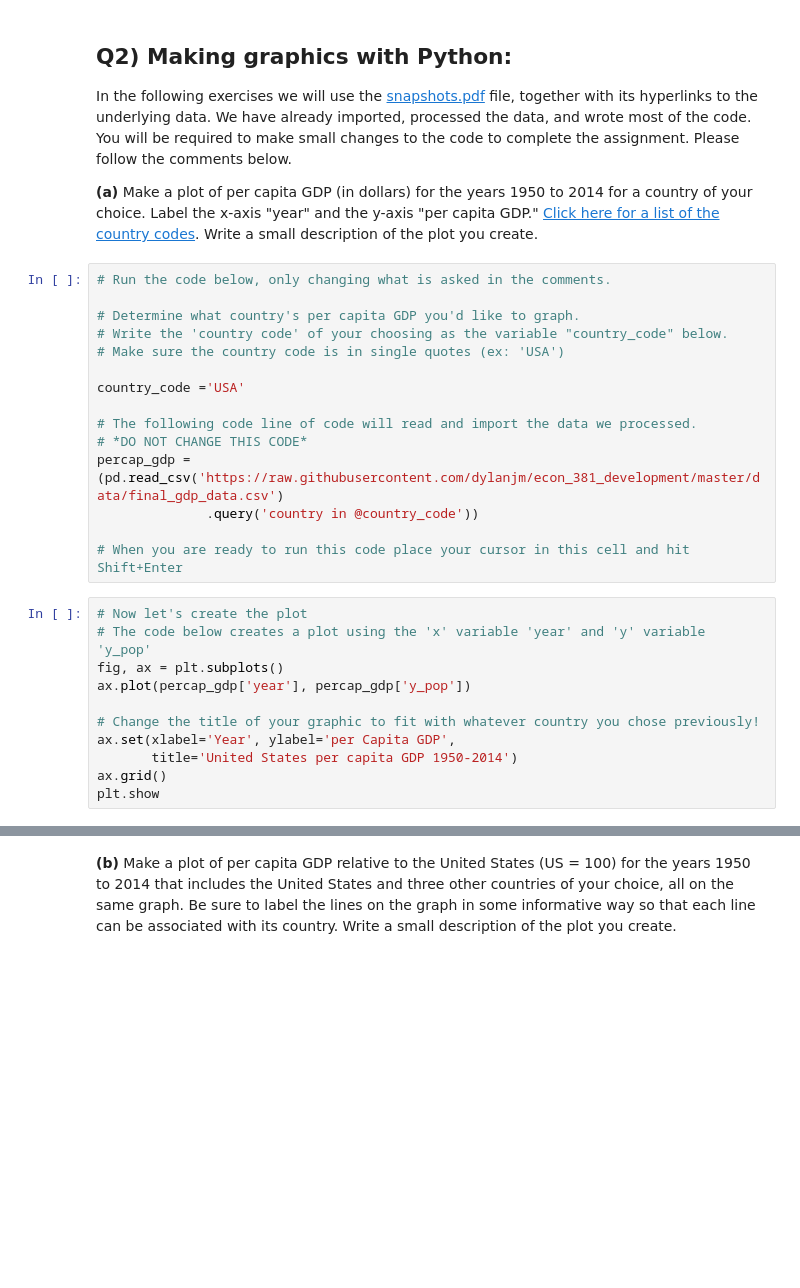
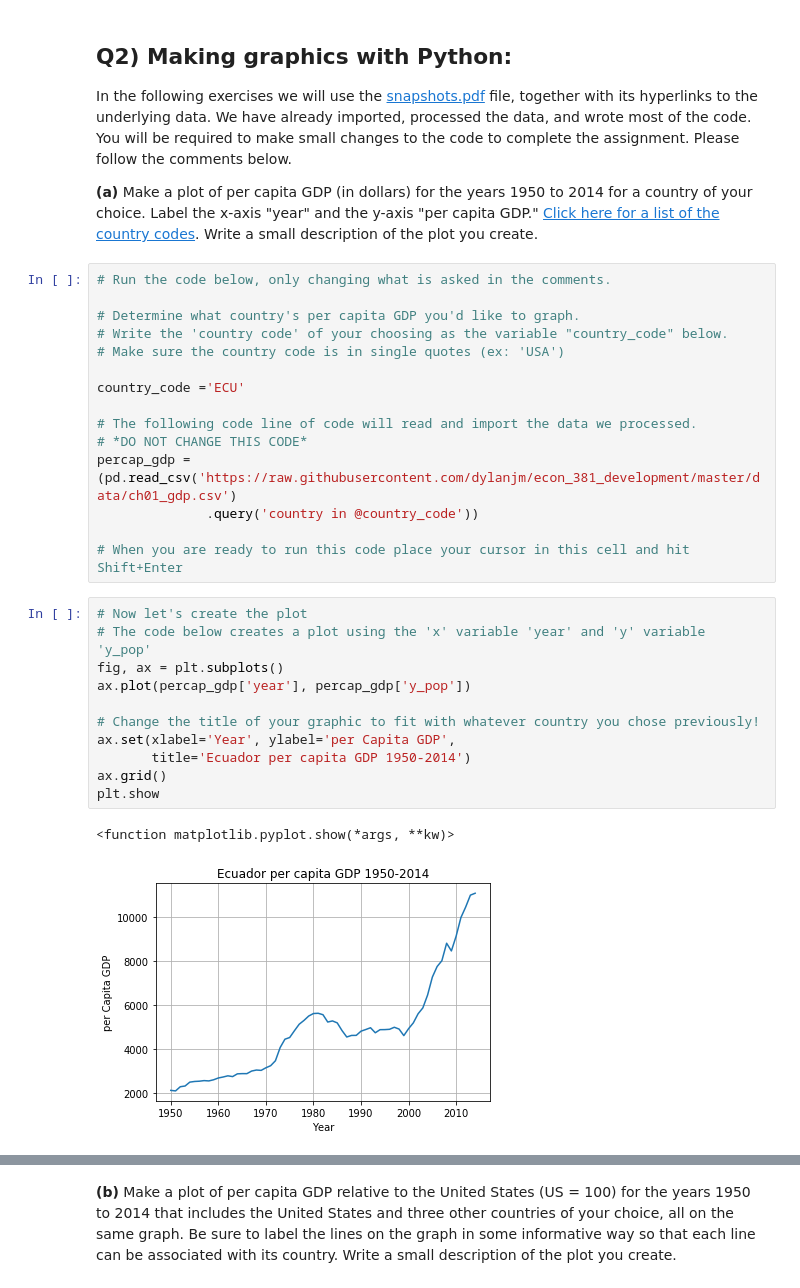
Before and after one commit to dylanjm/econ_381_development, a Jupyter notebook: solution_versions/chapter_01_solutions.ipynb, the cells around one changed output, grey strips where cells are left out. Cells and saved outputs as stored; diff of their text form; blank space fills up the shorter version.

```diff
--- a/solution_versions/chapter_01_solutions.ipynb
+++ b/solution_versions/chapter_01_solutions.ipynb
@@ -46,22 +51,25 @@ __(a)__ Make a plot of per capita GDP (in dollars) for the years 1950 to 2014 fo
 # Write the 'country code' of your choosing as the variable "country_code" below.
 # Make sure the country code is in single quotes (ex: 'USA')
 
-country_code ='USA'
+country_code ='ECU'
 
 # The following code line of code will read and import the data we processed.
 # *DO NOT CHANGE THIS CODE*
-percap_gdp = (pd.read_csv('https://raw.githubusercontent.com/dylanjm/econ_381_development/master/data/final_gdp_data.csv')
+percap_gdp = (pd.read_csv('https://raw.githubusercontent.com/dylanjm/econ_381_development/master/data/ch01_gdp.csv')
               .query('country in @country_code'))
 
 # When you are ready to run this code place your cursor in this cell and hit Shift+Enter
 # %%
 # Now let's create the plot
 # The code below creates a plot using the 'x' variable 'year' and 'y' variable 'y_pop'
 fig, ax = plt.subplots()
 ax.plot(percap_gdp['year'], percap_gdp['y_pop'])
 
 # Change the title of your graphic to fit with whatever country you chose previously!
 ax.set(xlabel='Year', ylabel='per Capita GDP',
-       title='United States per capita GDP 1950-2014')
+       title='Ecuador per capita GDP 1950-2014')
 ax.grid()
 plt.show
+# %% [output]
+<function matplotlib.pyplot.show(*args, **kw)>
+[figure, added]
```
Also changed, not shown: parts of 13 cells of this notebook.
